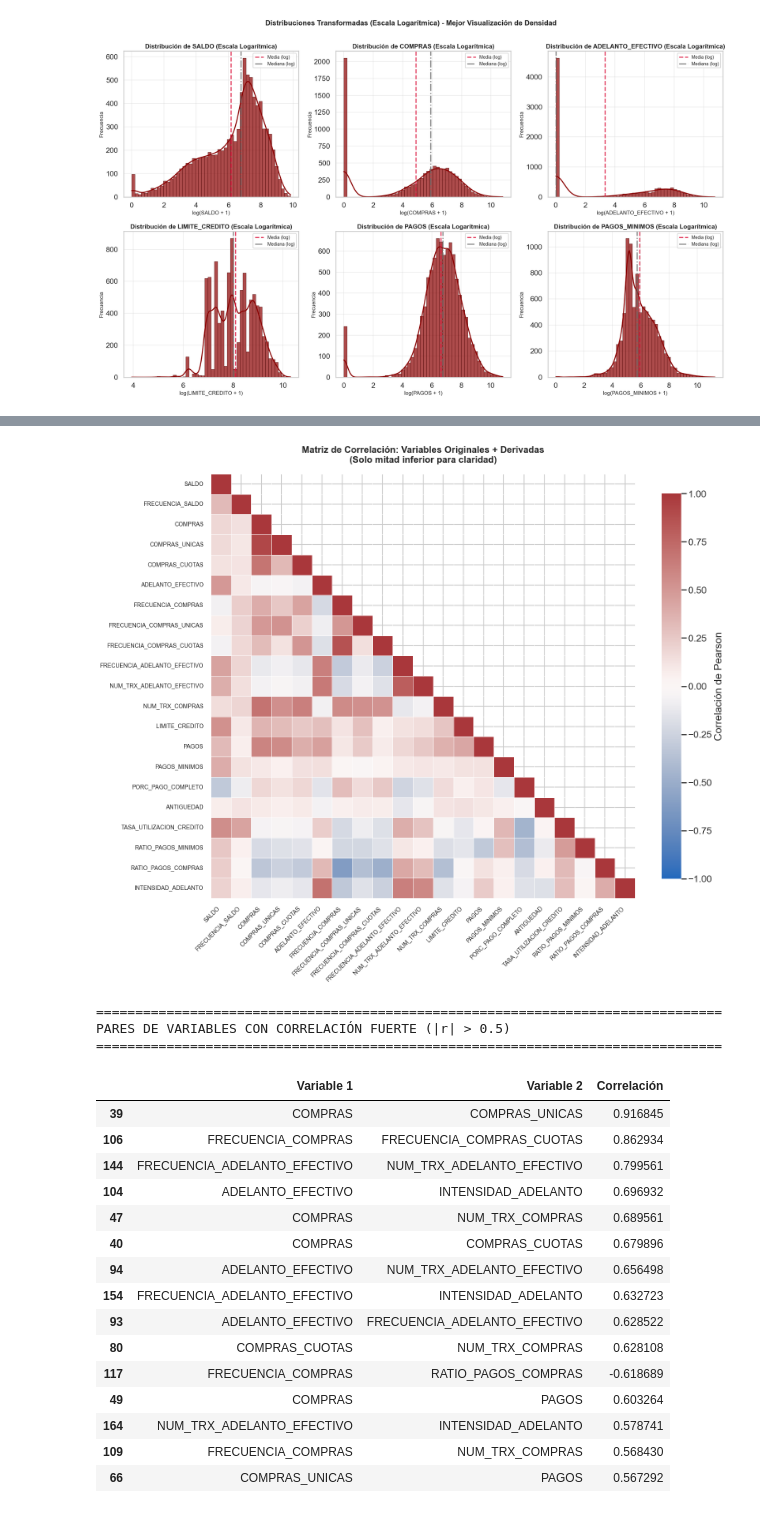
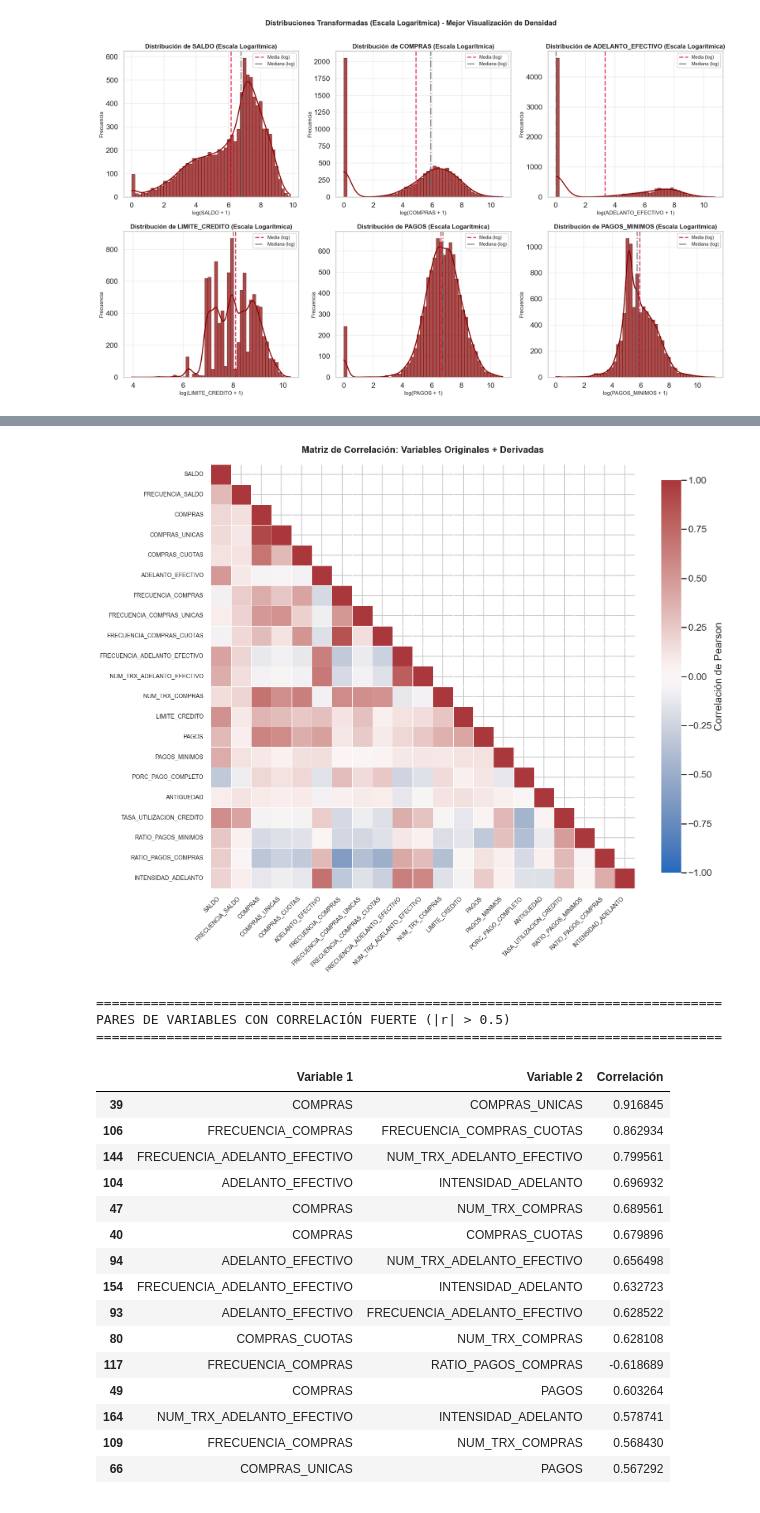
Before and after one commit to MrSpain2104/cluster, a Jupyter notebook: CC_GENERAL_analysis.ipynb, the cells around one changed output, grey strips where cells are left out. Cells and saved outputs as stored; diff of their text form; code cells hidden in the pictures.

```diff
--- a/CC_GENERAL_analysis.ipynb
+++ b/CC_GENERAL_analysis.ipynb
@@ -580,35 +531,35 @@ numeric_cols_eda = df_eda.select_dtypes(include=[np.number]).columns
 corr_matrix = df_eda[numeric_cols_eda].corr()
 
 # Visualización con heatmap
 plt.figure(figsize=(16, 14))
 mask = np.triu(np.ones_like(corr_matrix, dtype=bool), k=1)  # Máscara triangular superior
 
 sns.heatmap(corr_matrix, mask=mask, annot=False, fmt='.2f',
             cmap='vlag',  # Paleta divergente rojo-azul
             center=0, vmin=-1, vmax=1,
             square=True, linewidths=0.5,
             cbar_kws={'shrink': 0.8, 'label': 'Correlación de Pearson'})
 
-plt.title('Matriz de Correlación: Variables Originales + Derivadas\n(Solo mitad inferior para claridad)',
+plt.title('Matriz de Correlación: Variables Originales + Derivadas',
           fontsize=16, fontweight='bold', pad=20)
 plt.xticks(rotation=45, ha='right', fontsize=10)
 plt.yticks(rotation=0, fontsize=10)
 plt.tight_layout()
 plt.show()
 
 # Extraer y mostrar correlaciones fuertes
 high_corr = corr_matrix.where(np.triu(np.ones_like(corr_matrix), k=1).astype(bool))
 high_corr_pairs = high_corr.stack().reset_index()
 high_corr_pairs.columns = ['Variable 1', 'Variable 2', 'Correlación']
 high_corr_pairs = (high_corr_pairs[high_corr_pairs['Correlación'].abs() > 0.5]
                    .sort_values('Correlación', ascending=False, key=abs))
 
 print('\n' + '='*80)
 print('PARES DE VARIABLES CON CORRELACIÓN FUERTE (|r| > 0.5)')
 print('='*80)
 display(high_corr_pairs.head(15).style.background_gradient(cmap='RdYlGn', subset=['Correlación'], vmin=-1, vmax=1))
 # %% [output]
-[figure, old version]
+[figure, new version]
 ================================================================================
 PARES DE VARIABLES CON CORRELACIÓN FUERTE (|r| > 0.5)
 ================================================================================
```
Also changed, not shown: parts of 33 cells of this notebook.
